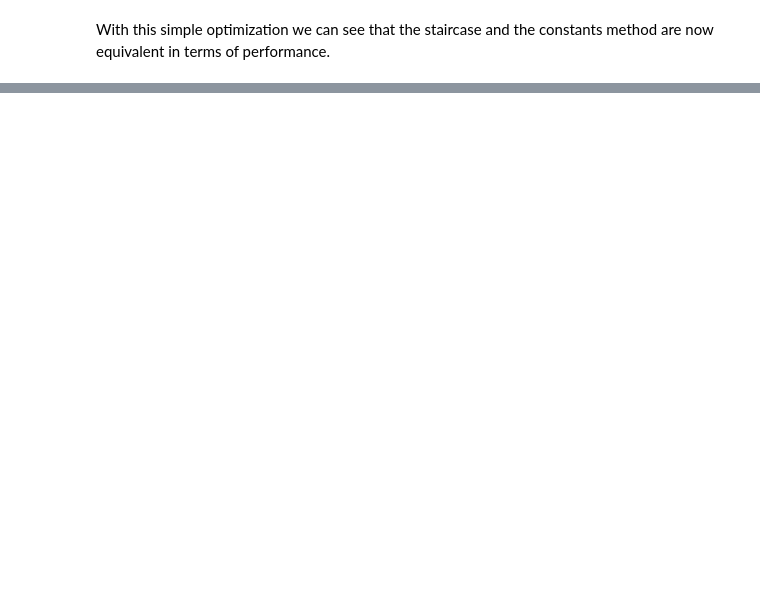
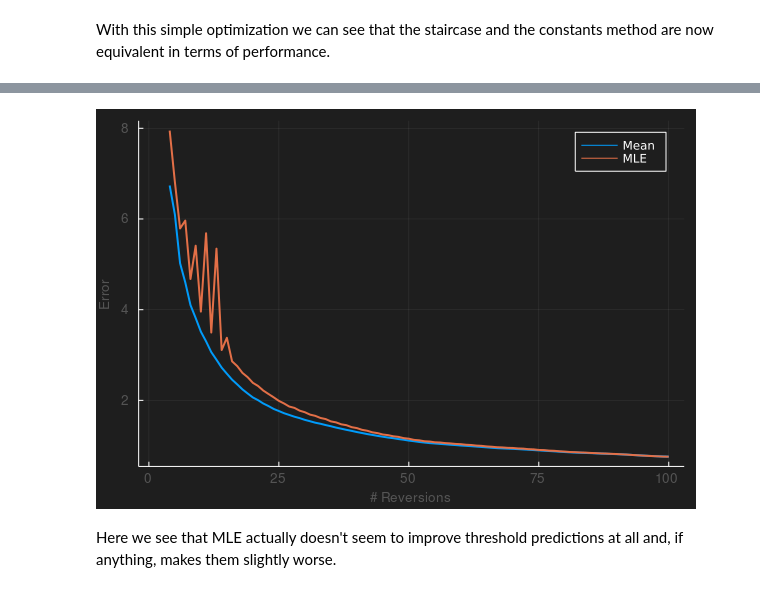
Before and after one commit to CMGreenspon/BCIDetectionThresholdSimulations, a Jupyter notebook: DetectionThresholdNotebook.ipynb, the cells around one changed output, grey strips where cells are left out. Saved outputs shown, nothing was run; the diff lists cells and outputs as text; code cells hidden in the pictures; blank space fills up the shorter version.

```diff
--- a/DetectionThresholdNotebook.ipynb
+++ b/DetectionThresholdNotebook.ipynb
@@ -318,0 +343,27 @@ optim_heatmap = plot(xlabel = "Positive Coeff", ylabel = "Negative Coeff")
+# %%
+# We'll run a staircase simulation but this time keep the amplitude and reversion values
+max_reversions = 100
+amplitude_history, detection_history, reversion_history, _, stop_point =
+        TransformedStaircaseSimulation(valid_stims, pDetected, NumPerms = num_stair_perms, MaxReversions = max_reversions)
+
+# We can then post-hoc look at how each estimation method would work on the same staircases
+ReversionAveragingError = fill(NaN, num_stair_perms)
+MLEError = fill(NaN, num_stair_perms)
+Threads.@threads for i = 4:max_reversions
+        # No MLE
+        RevThresholds = PosthocEstimateStaircaseThreshold(amplitude_history, reversion_history,
+                MaxReversions = i, SkipFirstNReversions = 2, UseMLE = false)
+                ReversionAveragingError[i] = nanmean(abs.(RevThresholds .- target_amplitude))
+        # With MLE
+        MLEThresholds, MLESigmas = PosthocEstimateStaircaseThreshold(amplitude_history, reversion_history,
+                MaxReversions = i, UseMLE = true)
+                MLEError[i] = nanmean(abs.(MLEThresholds .- target_amplitude))
+end
+
+MLE_ErrorPlot = plot(xlabel = "# Reversions", ylabel = "Error", legend=true)
+plot!(MLE_ErrorPlot, 1:max_reversions, ReversionAveragingError, label = "Mean")
+plot!(MLE_ErrorPlot, 1:max_reversions, MLEError, label = "MLE")
+# %% [output]
+[figure, added]
+# %% [markdown]
+Here we see that MLE actually doesn't seem to improve threshold predictions at all and, if anything, makes them slightly worse.
```
Also changed, not shown: parts of 15 cells of this notebook, 2 other files.
